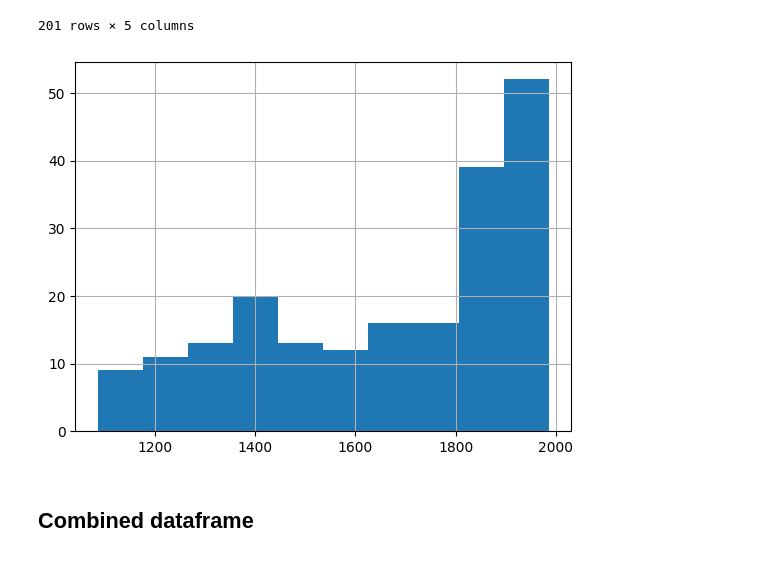
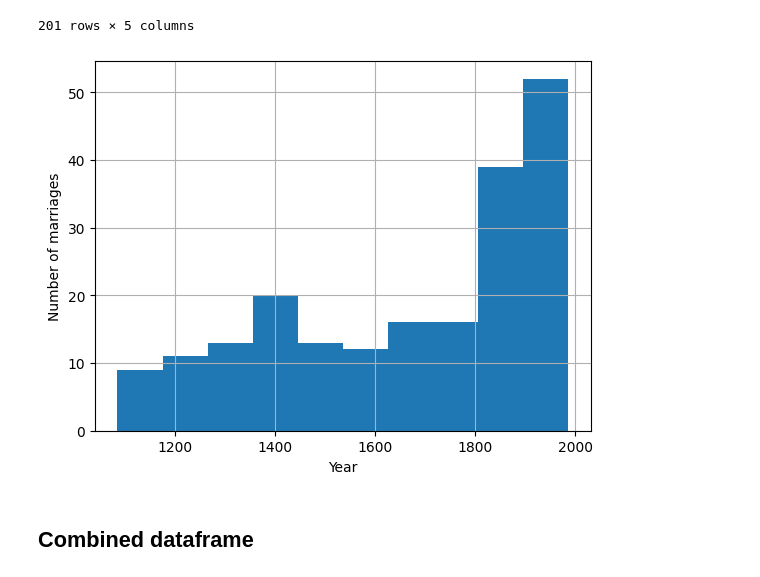
Before and after one commit to joehowells/timeline-gedcom, a Jupyter notebook: 2_make_cards.ipynb, the cells around one changed output. Cells and saved outputs as stored; diff of their text form; code cells hidden in the pictures.

```diff
--- a/2_make_cards.ipynb
+++ b/2_make_cards.ipynb
@@ -137,9 +156,14 @@ df_marriage
 | 200 | @F1415@ | MARR | 1936 | Guildhall,London,England | Hugh /McCorquodale/ and Barbara /... |
 201 rows × 5 columns
 # %%
-df_marriage.year.hist();
+fig, ax = plt.subplots()
+
+ax.set_xlabel("Year")
+ax.set_ylabel("Number of marriages")
+
+df_marriage.year.hist(ax=ax);
 # %% [output]
-[figure, old version]
+[figure, new version]
 # %% [markdown]
 ## Combined dataframe
 # %%
```
Also changed, not shown: parts of 8 cells of this notebook.
